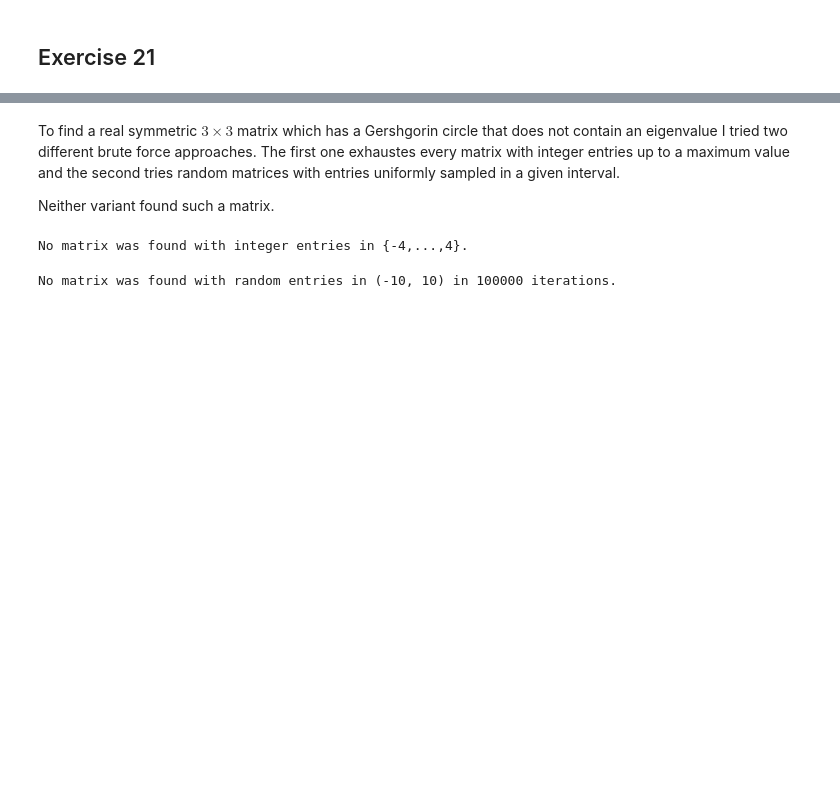
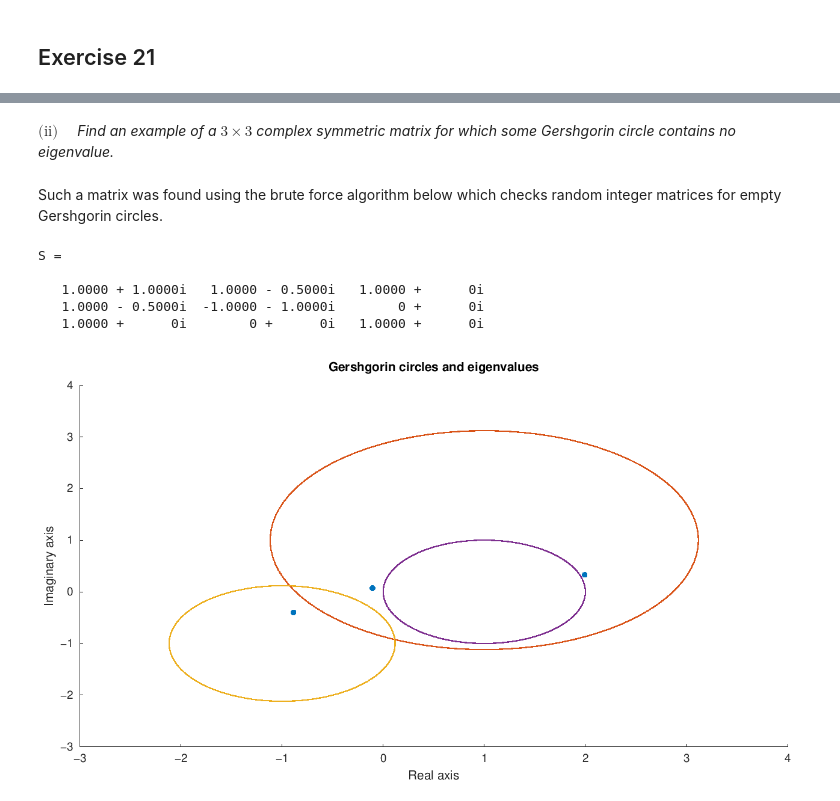
Before and after one commit to maxstollmayer/Advanced-Numerical-Analysis-Course, a Jupyter notebook: exercise21.ipynb, the cells around one changed output, grey strips where cells are left out. Cells and saved outputs as stored; diff of their text form; code cells hidden in the pictures; blank space fills up the shorter version.

```diff
--- a/exercise21.ipynb
+++ b/exercise21.ipynb
@@ -51,4 +51,0 @@ plot_Gershgorin(A)
-# %% [markdown]
-To find a real symmetric $3 \times 3$ matrix which has a Gershgorin circle that does not contain an eigenvalue I tried two different brute force approaches. The first one exhaustes every matrix with integer entries up to a maximum value and the second tries random matrices with entries uniformly sampled in a given interval.
-
-Neither variant found such a matrix.
@@ -86,5 +52,6 @@ endfunction
-# %%
-brute_force(4)
-# %% [output]
-No matrix was found with integer entries in {-4,...,4}.
+# %% [markdown]
+$\textrm{(ii)} \quad$ *Find an example of a* $3 \times 3$ *complex symmetric matrix for which some Gershgorin
+circle contains no eigenvalue.*
+# %% [markdown]
+Such a matrix was found using the brute force algorithm below which checks random integer matrices for empty Gershgorin circles.
 # %%
@@ -110,5 +79,12 @@ function found = brute_force_rand(limit, max_iterations=10000)
 endfunction
 # %%
-brute_force_rand(10, 100000)
+%plot -s 1280,720
+S = brute_force(3, 1, 10000)
+plot_Gershgorin(S)
 # %% [output]
-No matrix was found with random entries in (-10, 10) in 100000 iterations.
+S =
+
+   1.0000 + 1.0000i   1.0000 - 0.5000i   1.0000 +      0i
+   1.0000 - 0.5000i  -1.0000 - 1.0000i        0 +      0i
+   1.0000 +      0i        0 +      0i   1.0000 +      0i
+[figure, added]
```
Also changed, not shown: parts of 8 cells of this notebook, 10 other files.
